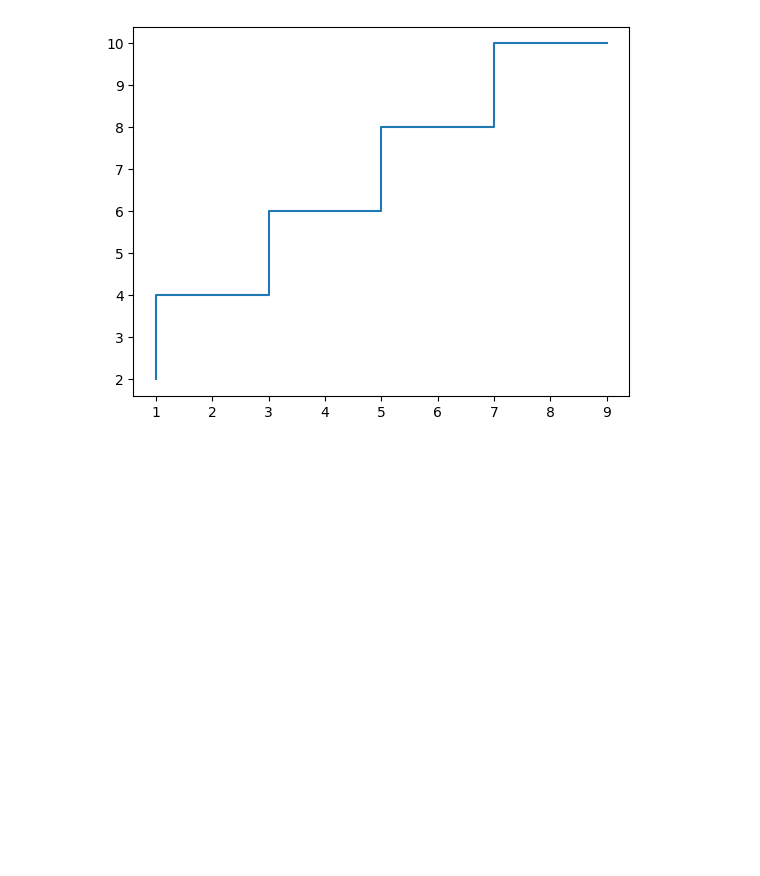
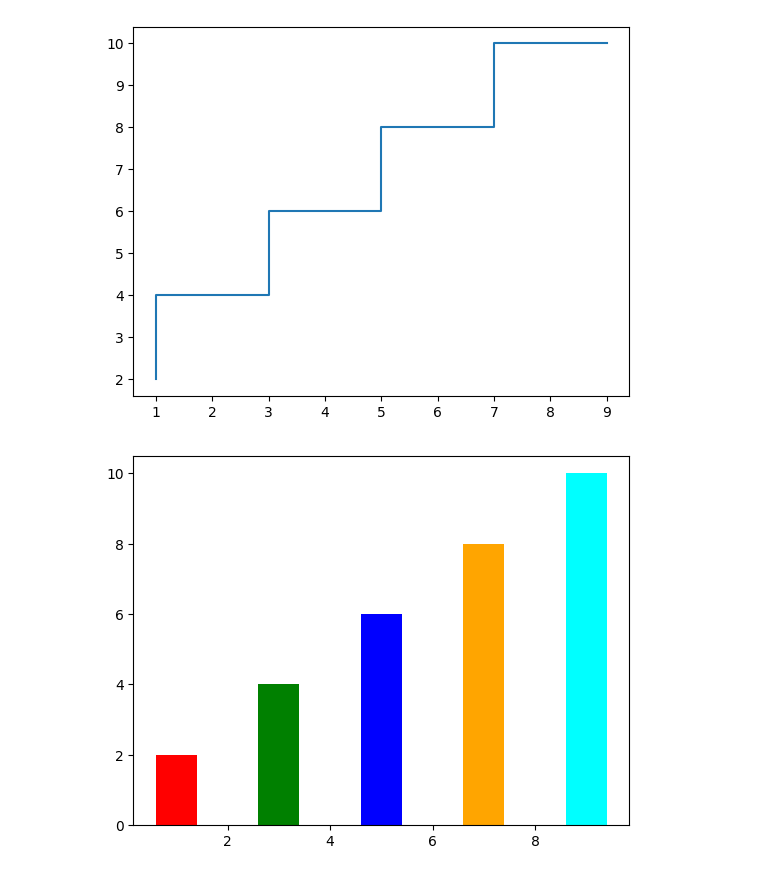
Before and after one commit to Dolendravarma/matplotlib_py, a Jupyter notebook: Data_visulisation.ipynb, the cells around one changed output. Drawn from its saved outputs; the diff is of its cells as text; code cells hidden in the pictures; blank space fills up the shorter version.

```diff
--- a/Data_visulisation.ipynb
+++ b/Data_visulisation.ipynb
@@ -122,3 +122,17 @@ plt.step(x,y)
 plt.show()
 # %% [output]
 [figure]
+# %%
+#we can add the color aslo to the bars
+import matplotlib.pyplot as plt
+
+x=[1, 3, 5, 7 ,9]
+y=[2, 4, 6 ,8, 10]
+
+c=['red','green','blue','orange','cyan']
+
+
+plt.bar(x,y,color=c)
+plt.show()
+# %% [output]
+[figure, added]
```
